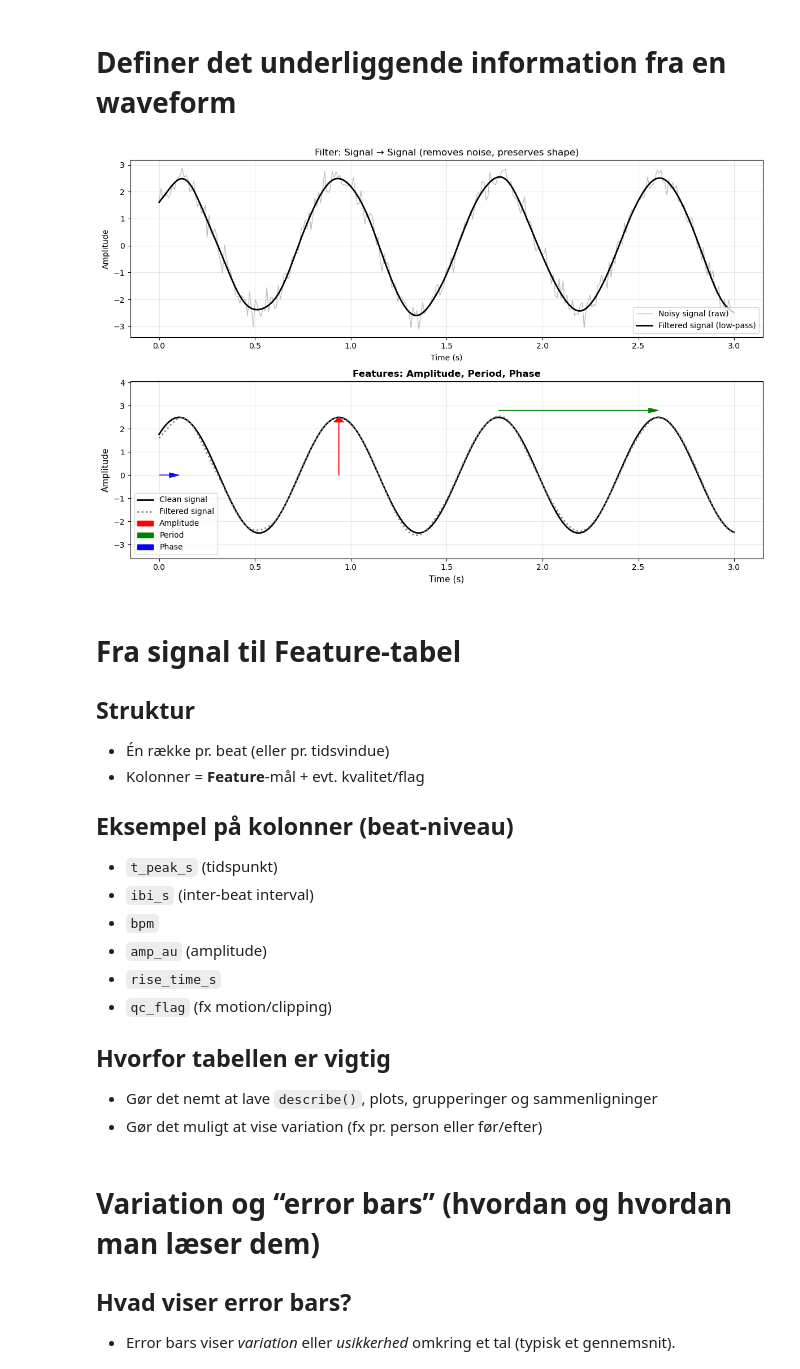
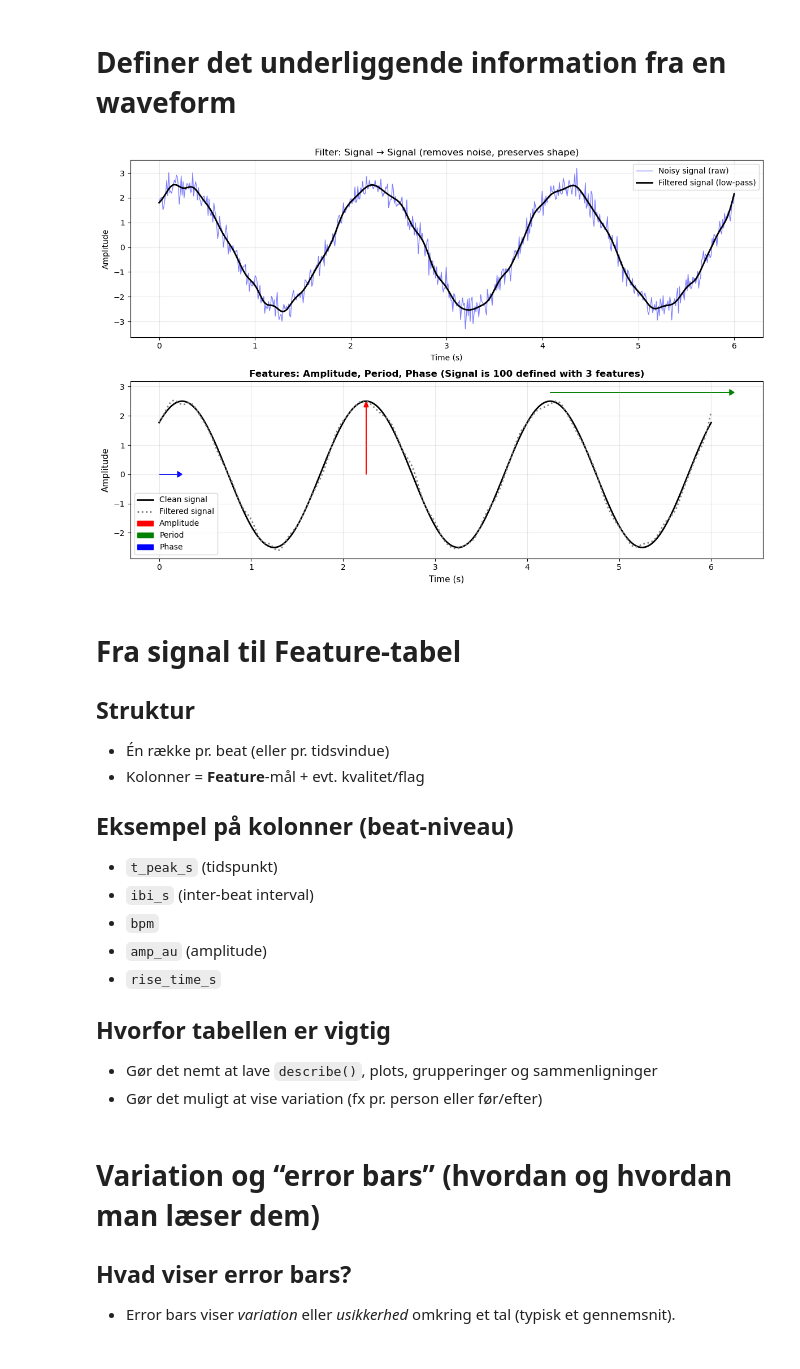
Before and after one commit to AAU-ST2-Programming/signals_3, a Jupyter notebook: signals_3.ipynb, the cells around one changed output. Saved outputs shown, nothing was run; the diff lists cells and outputs as text; code cells hidden in the pictures.

```diff
--- a/signals_3.ipynb
+++ b/signals_3.ipynb
@@ -79,8 +79,9 @@ from scipy import signal as scipy_signal
 
 # Generate from features: amplitude, frequency, phase
 fs = 100  # sampling frequency (Hz)
-t = np.linspace(0, 3, fs * 3)  # 3 seconds
-f0 = 1.2  # frequency (Hz)
+time_max = 6
+t = np.linspace(0, time_max, fs * time_max)  # 6 seconds
+f0 = 0.5  # frequency (Hz)
 A = 2.5  # amplitude
 phase = np.pi / 4  # phase offset
 
@@ -98,38 +99,37 @@ def peak_time(n, f0, phase):
 
 
 # Visualization
 fig, axes = plt.subplots(2, 1, figsize=(12, 8))
 
 # Top plot: Filter example
-axes[0].plot(t, noisy_signal, 'gray', alpha=0.5, linewidth=1, label='Noisy signal (raw)')
+axes[0].plot(t, noisy_signal, 'blue', alpha=0.5, linewidth=1, label='Noisy signal (raw)')
 axes[0].plot(t, filtered_signal, 'black', linewidth=2, label='Filtered signal (low-pass)')
 axes[0].set_xlabel('Time (s)')
 axes[0].set_ylabel('Amplitude')
 axes[0].set_title('Filter: Signal → Signal (removes noise, preserves shape)')
 axes[0].legend()
 axes[0].grid(True, alpha=0.3)
 
 # Bottom plot: Feature extraction (improved)
 axes[1].plot(t, clean_signal, 'black', linewidth=2, label='Clean signal')
 axes[1].plot(t, filtered_signal, 'gray', linewidth=2,linestyle=":", label='Filtered signal')
 axes[1].arrow(peak_time(1, f0, phase), 0, 0, A,
                head_width=0.05, head_length=0.2, fc='red', ec='red', length_includes_head=True, label='Amplitude')
-axes[1].arrow(peak_time(2, f0, phase), A+0.3, 1/f0, 0,
+axes[1].arrow(peak_time(2, f0, phase), A+0.3, (peak_time(2, f0, phase)-peak_time(1, f0, phase)), 0,
                head_width=0.2, head_length=0.05, fc='green', ec='green', length_includes_head=True, label='Period', )
 axes[1].arrow(0, 0, peak_time(0, f0, phase), 0,
                head_width=0.2, head_length=0.05, fc='blue', ec='blue', length_includes_head=True, label='Phase')
 
 axes[1].set_xlabel('Time (s)', fontsize=11)
 axes[1].set_ylabel('Amplitude', fontsize=11)
-axes[1].set_title('Features: Amplitude, Period, Phase', fontsize=12, weight='bold')
+axes[1].set_title('Features: Amplitude, Period, Phase (Signal is 100 defined with 3 features)', fontsize=12, weight='bold')
 axes[1].grid(True, alpha=0.3)
 axes[1].legend()
-axes[1].set_ylim([np.min(filtered_signal) - 1, np.max(filtered_signal) + 1.5])
 
 plt.tight_layout()
 plt.show()
 # %% [output]
-[figure, old version]
+[figure, new version]
 # %% [markdown]
 # Fra signal til Feature‑tabel
 
@@ -143,7 +143,6 @@ plt.show()
 - `bpm`
 - `amp_au` (amplitude)
 - `rise_time_s`
-- `qc_flag` (fx motion/clipping)
 
 ## Hvorfor tabellen er vigtig
 - Gør det nemt at lave `describe()`, plots, grupperinger og sammenligninger
```
Also changed, not shown: 3 other files.
